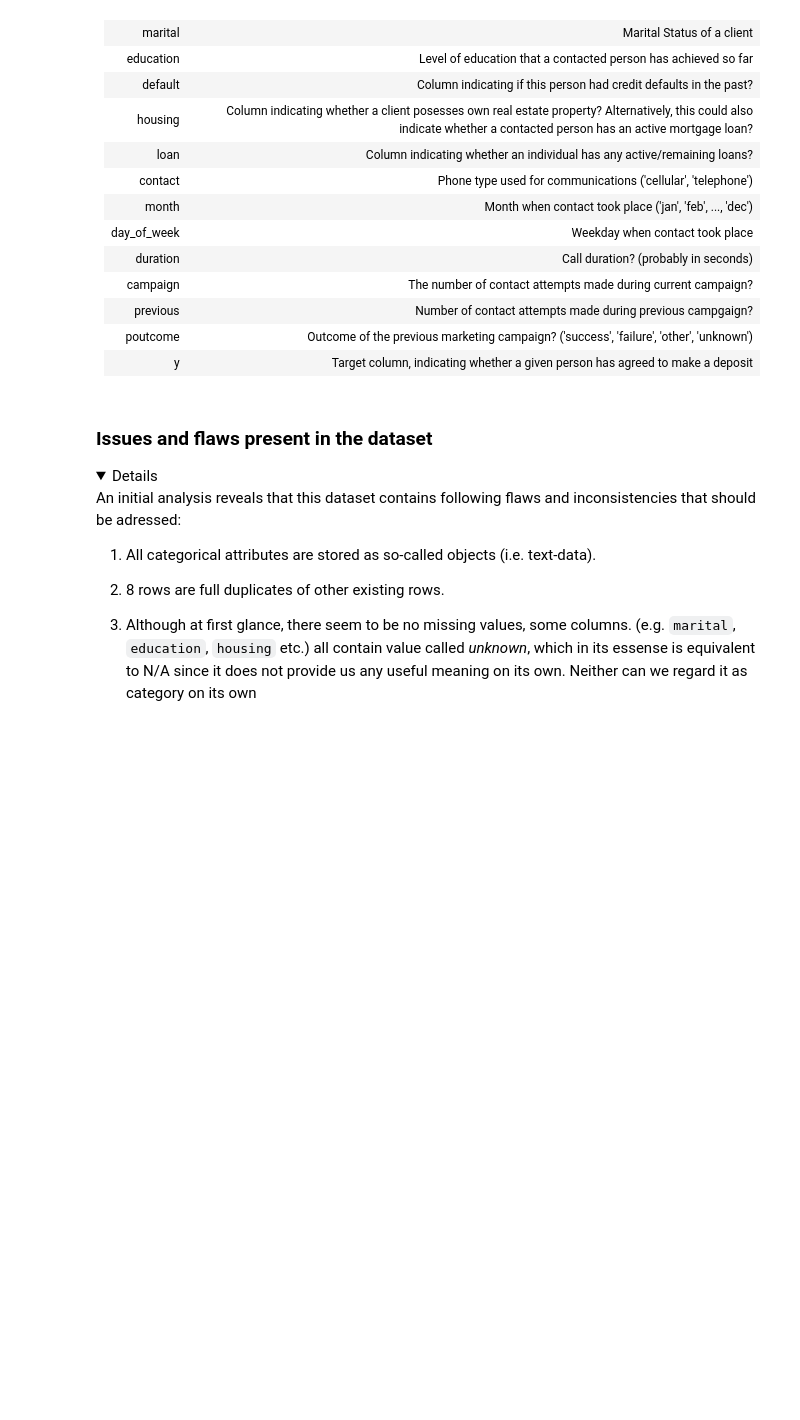
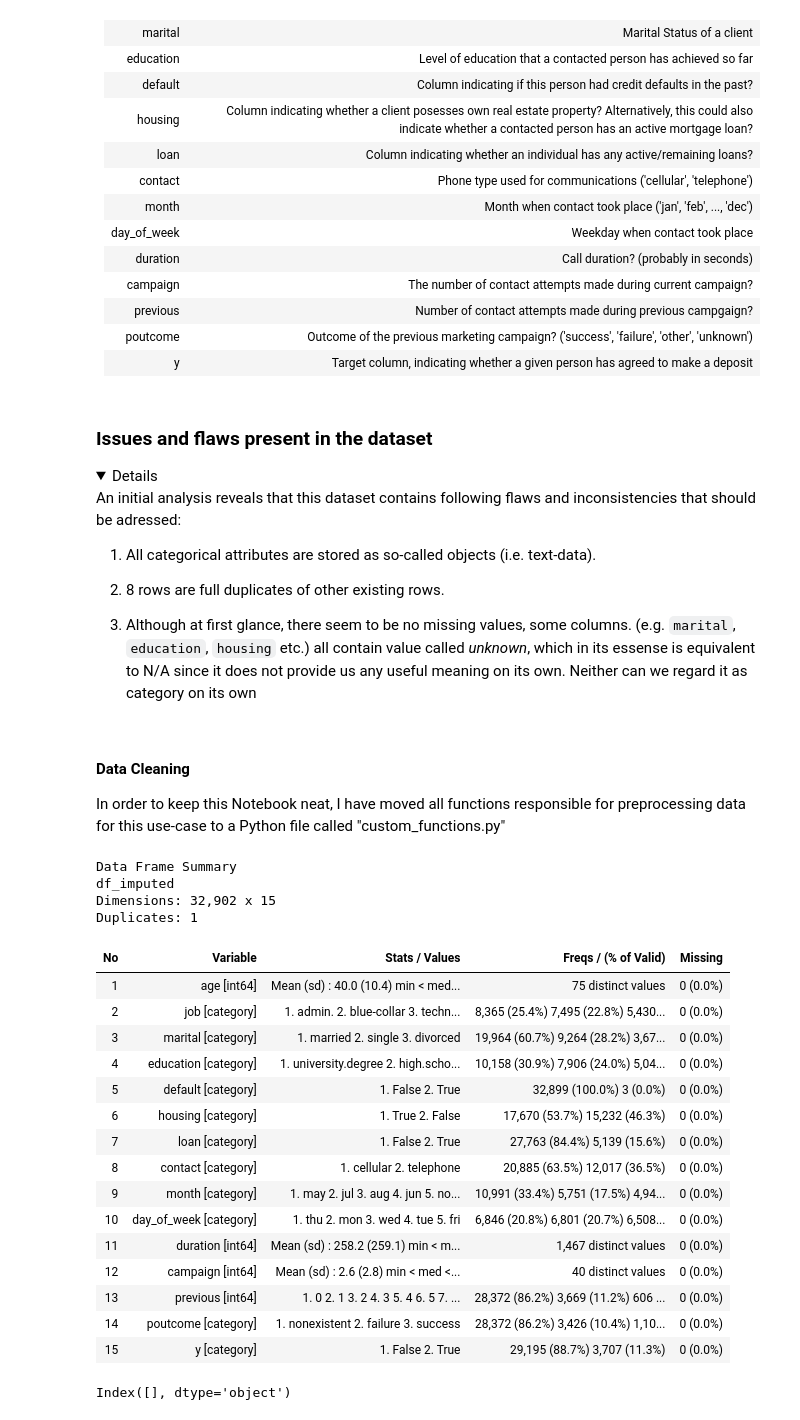
Before and after one commit to maripjan/Marketing-Campaign-at-Bank, a Jupyter notebook: subscription_prediction.ipynb, the cells around one changed output. Drawn from its saved outputs; the diff is of its cells as text; code cells hidden in the pictures; folded sections open; blank space fills up the shorter version.

```diff
--- a/subscription_prediction.ipynb
+++ b/subscription_prediction.ipynb
@@ -2,6 +2,10 @@
 # Import all required libraries``
 import pandas as pd
 from summarytools import dfSummary
+
+
+# Set pandas options
+pd.set_option('future.no_silent_downcasting', True)
 # %% [markdown]
 ### Exploratory Data Analysis
 
@@ -61,7 +65,45 @@ An initial analysis reveals that this dataset contains following flaws and incon
 
 
 </details>
+# %% [markdown]
+#### Data Cleaning
+
+In order to keep this Notebook neat, I have moved all functions responsible for preprocessing data for this use-case to a Python file called "custom_functions.py"
 # %%
 import custom_functions as cf
-# %%
-df =cf.convert_to_categorical(df,columns='all')
+# %%
+# Drop fully duplicated rows
+df = df.drop_duplicates()
+# Replace original values for certain columns
+df = df.replace({'unknown': None, 'yes': True, 'no': False})
+# Impute missing values using relative frequency method
+df_imputed = cf.probabilistic_imputation(df)
+# Convert all string columns to categorical
+df_imputed = cf.convert_to_categorical(df_imputed, columns='all')
+# %%
+dfSummary(data=df_imputed, is_collapsible=True, show_graph=False)
+# %% [output]
+Data Frame Summary
+df_imputed
+Dimensions: 32,902 x 15
+Duplicates: 1
+| No | Variable | Stats / Values | Freqs / (% of Valid) | Missing |
+| 1 | age [int64] | Mean (sd) : 40.0 (10.4) min < med... | 75 distinct values | 0 (0.0%) |
+| 2 | job [category] | 1. admin. 2. blue-collar 3. techn... | 8,365 (25.4%) 7,495 (22.8%) 5,430... | 0 (0.0%) |
+| 3 | marital [category] | 1. married 2. single 3. divorced | 19,964 (60.7%) 9,264 (28.2%) 3,67... | 0 (0.0%) |
+| 4 | education [category] | 1. university.degree 2. high.scho... | 10,158 (30.9%) 7,906 (24.0%) 5,04... | 0 (0.0%) |
+| 5 | default [category] | 1. False 2. True | 32,899 (100.0%) 3 (0.0%) | 0 (0.0%) |
+| 6 | housing [category] | 1. True 2. False | 17,670 (53.7%) 15,232 (46.3%) | 0 (0.0%) |
+| 7 | loan [category] | 1. False 2. True | 27,763 (84.4%) 5,139 (15.6%) | 0 (0.0%) |
+| 8 | contact [category] | 1. cellular 2. telephone | 20,885 (63.5%) 12,017 (36.5%) | 0 (0.0%) |
+| 9 | month [category] | 1. may 2. jul 3. aug 4. jun 5. no... | 10,991 (33.4%) 5,751 (17.5%) 4,94... | 0 (0.0%) |
+| 10 | day_of_week [category] | 1. thu 2. mon 3. wed 4. tue 5. fri | 6,846 (20.8%) 6,801 (20.7%) 6,508... | 0 (0.0%) |
+| 11 | duration [int64] | Mean (sd) : 258.2 (259.1) min < m... | 1,467 distinct values | 0 (0.0%) |
+| 12 | campaign [int64] | Mean (sd) : 2.6 (2.8) min < med <... | 40 distinct values | 0 (0.0%) |
+| 13 | previous [int64] | 1. 0 2. 1 3. 2 4. 3 5. 4 6. 5 7. ... | 28,372 (86.2%) 3,669 (11.2%) 606 ... | 0 (0.0%) |
+| 14 | poutcome [category] | 1. nonexistent 2. failure 3. success | 28,372 (86.2%) 3,426 (10.4%) 1,10... | 0 (0.0%) |
+| 15 | y [category] | 1. False 2. True | 29,195 (88.7%) 3,707 (11.3%) | 0 (0.0%) |
+# %%
+df.select_dtypes(include=['category']).columns
+# %% [output]
+Index([], dtype='object')
```
Also changed, not shown: parts of 1 cell of this notebook, 33 other files.
